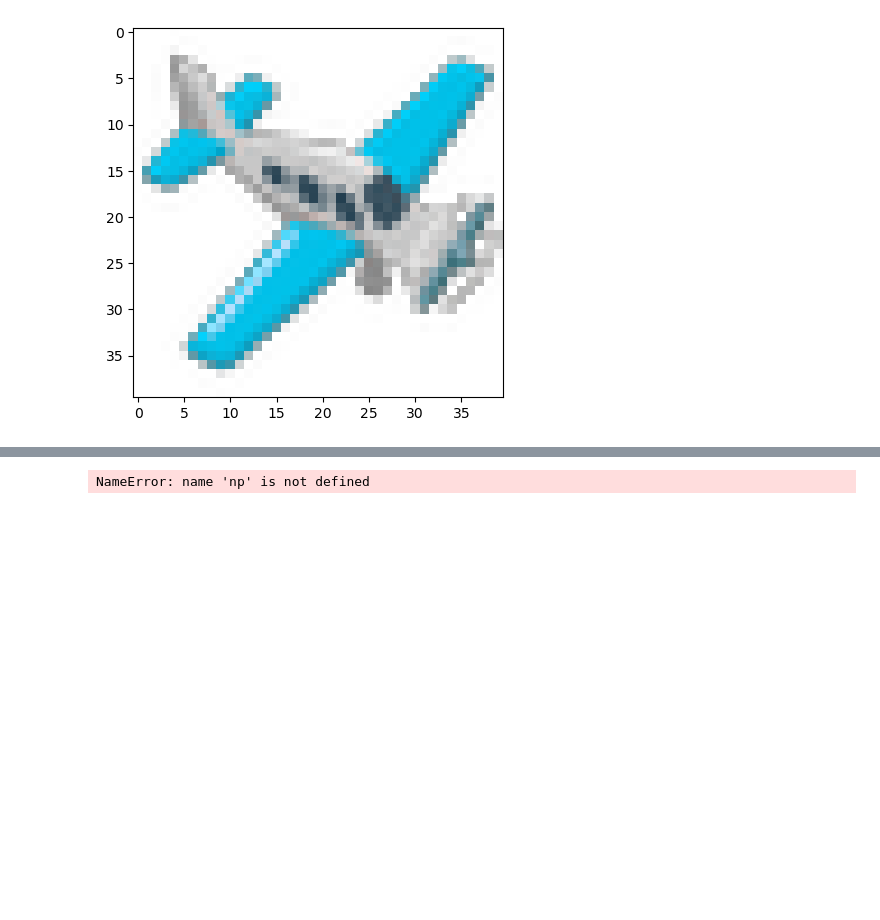
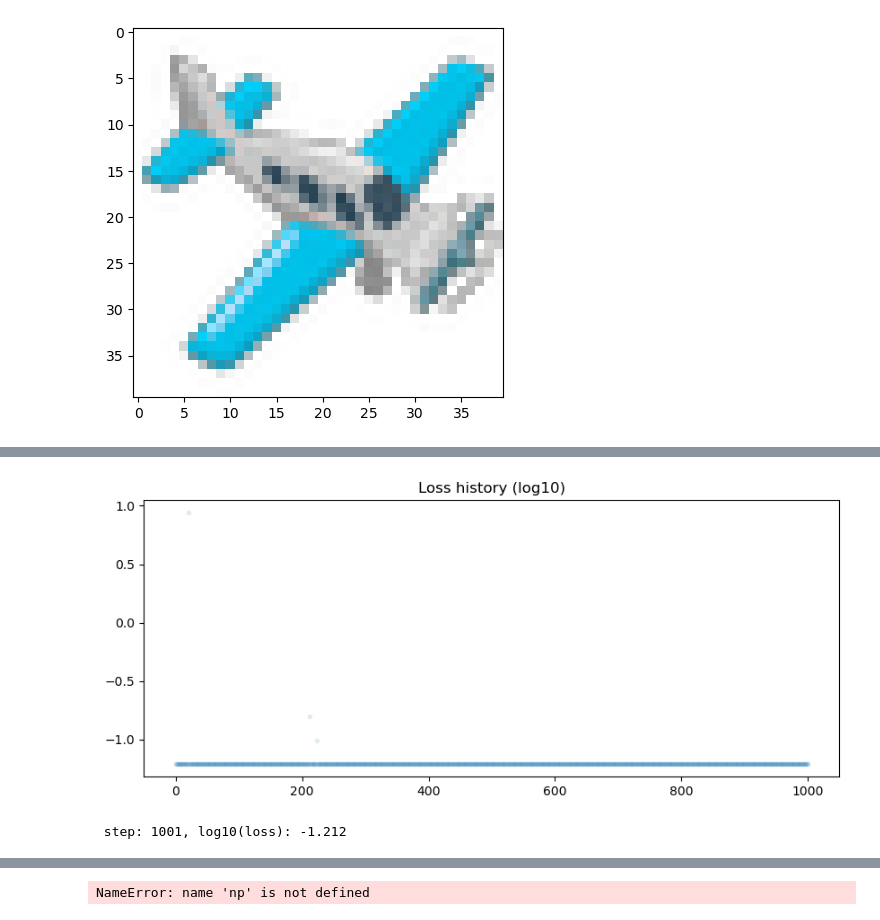
Before and after one commit to Radevsi/cellular-automata, a Jupyter notebook: Original_CA_PyTorch.ipynb, the cells around one changed output, grey strips where cells are left out. Drawn from its saved outputs; the diff is of its cells as text; code cells hidden in the pictures; blank space fills up the shorter version.

```diff
--- a/Original_CA_PyTorch.ipynb
+++ b/Original_CA_PyTorch.ipynb
@@ -259,0 +257,7 @@ torch.cuda.memory_summary(device)
+# %%
+# Seed input each time (starting from a single seed pixel)
+x0 = torch.repeat_interleave(seed[None, ...], BATCH_SIZE, dim=0)
+loss_log = train.train(x0.to(device))
+# %% [output]
+[figure, added]
+ step: 1001, log10(loss): -1.212
```
Also changed, not shown: parts of 14 cells of this notebook.
